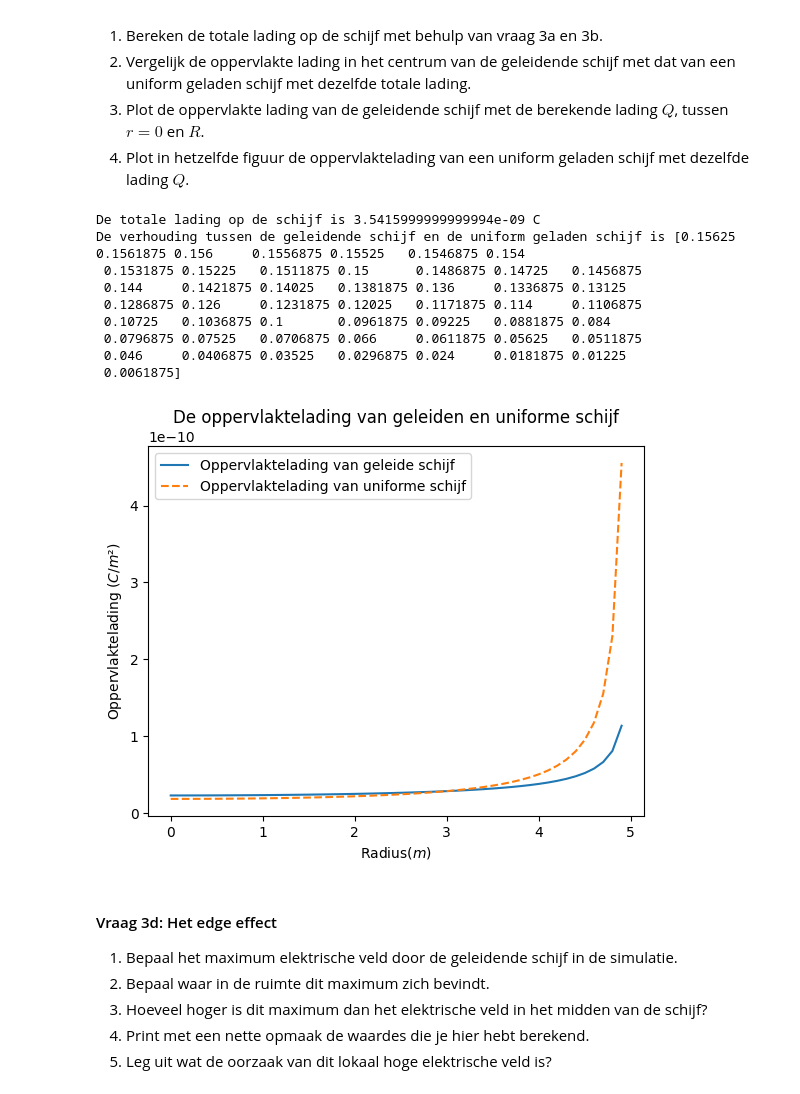
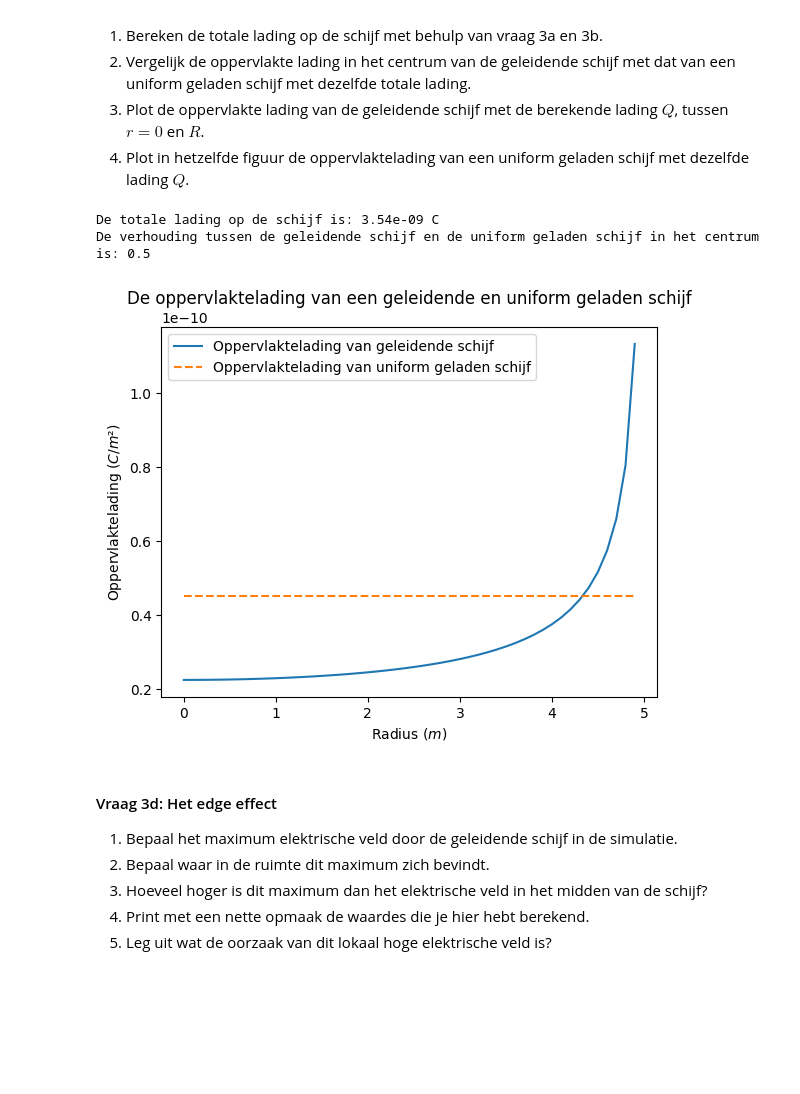
Before and after one commit to daantjebunschoten1-gif/opdrachten-DEF-D, a Jupyter notebook: DigitaleOntwerpopdrachten/1CondensatorOpdracht/CondensatorOntwerpopdracht.ipynb, the cells around one changed output. Drawn from its saved outputs; the diff is of its cells as text; code cells hidden in the pictures; blank space fills up the shorter version.

```diff
--- a/DigitaleOntwerpopdrachten/1CondensatorOpdracht/CondensatorOntwerpopdracht.ipynb
+++ b/DigitaleOntwerpopdrachten/1CondensatorOpdracht/CondensatorOntwerpopdracht.ipynb
@@ -467,38 +523,46 @@ $$\sigma(r) = \frac{Q}{2 \pi R \sqrt{R^2 - r^2}}$$
 3. Plot de oppervlakte lading van de geleidende schijf met de berekende lading $Q$, tussen $r = 0$ en $R$.
 4. Plot in hetzelfde figuur de oppervlaktelading van een uniform geladen schijf met dezelfde lading $Q$.
 # %%
-#1 -De formule geintegreerd over de oppervlakte
+#3c 1
+# Totale lading op de schijf met behulp van de benadering van de oppervlaktelading in het midden van de schijf, mogelijk zo:
+#Q_tot = 2 * np.pi * disk_radius**2 * Sigma_0
+#print(f"Totale lading op de schijf: {Q_tot:.3e} C")
+
+# sigma(0) is tevens ongeveer gelijk aan 2*epsilon0*E_center bij een dunne schijf, op de potentiaal, echter kunnen er afrondingsfouten voorkomen, of kan er net een waarde te ver weg van het centrum gebruikt worden (bij ons z[2:]) die al zoveel verschil maakt in totale sigma(0).
+
+#1 (-De formule geintegreerd over de oppervlakte uit Griffiths ) betere optie, volgens het boek:
 Q_tot = 8*epsilon0*disk_radius*V1
-print(f"De totale lading op de schijf is { Q_tot} C")
+print(f"De totale lading op de schijf is: { Q_tot:.2e} C")
 
 #2
-sigma_uniform = Q_tot / (np.pi*disk_radius *( disk_radius**2-r**2)**1/2)
-verhouding = Sigma_0/sigma_uniform
+# oppervlaktelading in het centrum van geleidende schijf
+sigma_center_geleidende_schijf = Q_tot / (2 * np.pi * disk_radius * np.sqrt(disk_radius**2 - 0**2))  # r=0
 
-print(f"De verhouding tussen de geleidende schijf en de uniform geladen schijf is {verhouding}")
+# oppervlaktelading in het centrum van een uniform geladen schijf (constante waarde, bij r=0)
+sigma_uniform = Q_tot / (np.pi * disk_radius**2)
 
-#3
+# verhouding tussen de twee
+verhouding = sigma_center_geleidende_schijf/sigma_uniform
+print(f"De verhouding tussen de geleidende schijf en de uniform geladen schijf in het centrum is: {verhouding}")
+
+#3 en 4
+# juiste arrays maken en oppervlaktelading berekenen
 r_plot = r
 oppervlaktelading = Q_tot / (2 * np.pi*disk_radius*np.sqrt(disk_radius**2 - r_plot**2))
+
+# plotten oppervlaktelading geleidende schijf en uniform geladen schijf
 plt.figure()
-plt.plot(r_plot,oppervlaktelading,"-",label="Oppervlaktelading van geleide schijf")
-plt.plot(r,sigma_uniform*np.ones_like(r),"--",label="Oppervlaktelading van uniforme schijf")
-plt.title("De oppervlaktelading van geleiden en uniforme schijf")
-plt.xlabel("Radius($m$)")
+plt.plot(r_plot,oppervlaktelading,"-",label="Oppervlaktelading van geleidende schijf")
+plt.plot(r,sigma_uniform*np.ones_like(r),"--",label="Oppervlaktelading van uniform geladen schijf")
+plt.title("De oppervlaktelading van een geleidende en uniform geladen schijf")
+plt.xlabel("Radius ($m$)")
 plt.ylabel(f"Oppervlaktelading ($C/m\u00B2$)")
 plt.legend()
 plt.show()
 # %% [output]
-De totale lading op de schijf is 3.5415999999999994e-09 C
-De verhouding tussen de geleidende schijf en de uniform geladen schijf is [0.15625   0.1561875 0.156     0.1556875 0.15525   0.1546875 0.154
- 0.1531875 0.15225   0.1511875 0.15      0.1486875 0.14725   0.1456875
- 0.144     0.1421875 0.14025   0.1381875 0.136     0.1336875 0.13125
- 0.1286875 0.126     0.1231875 0.12025   0.1171875 0.114     0.1106875
- 0.10725   0.1036875 0.1       0.0961875 0.09225   0.0881875 0.084
- 0.0796875 0.07525   0.0706875 0.066     0.0611875 0.05625   0.0511875
- 0.046     0.0406875 0.03525   0.0296875 0.024     0.0181875 0.01225
- 0.0061875]
+De totale lading op de schijf is: 3.54e-09 C
+De verhouding tussen de geleidende schijf en de uniform geladen schijf in het centrum is: 0.5
-[figure, old version]
+[figure, new version]
 # %% [markdown]
 #### Vraag 3d: Het edge effect
 
```
Also changed, not shown: parts of 26 cells of this notebook, 4 other files.
